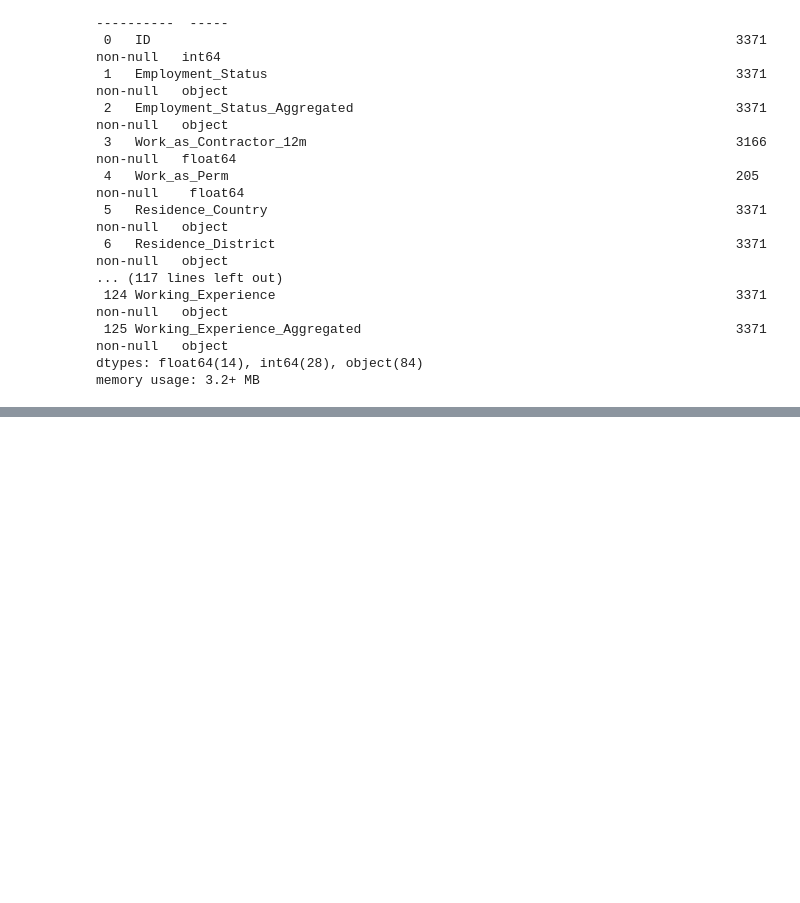
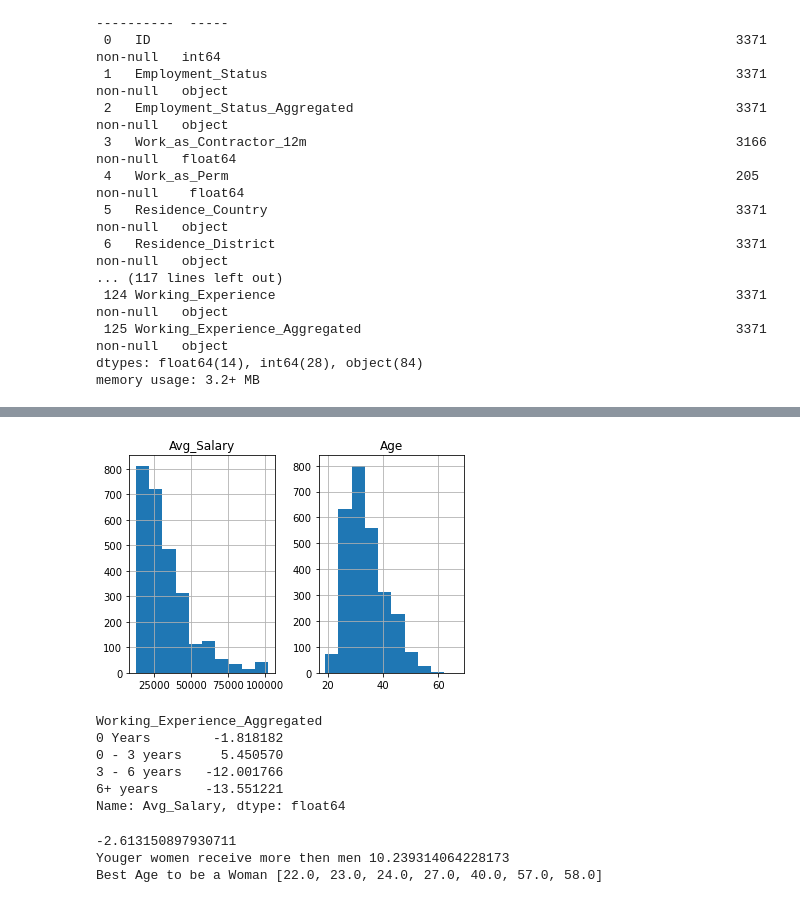
Before and after one commit to Inrx/LJ-Survey-Analysis, a Jupyter notebook: EDA.ipynb, the cells around one changed output, grey strips where cells are left out. Drawn from its saved outputs; the diff is of its cells as text; code cells hidden in the pictures; blank space fills up the shorter version.

```diff
--- a/EDA.ipynb
+++ b/EDA.ipynb
@@ -144,0 +106,34 @@ Name: Residence_Country, dtype: int64
+# %%
+male_salary.hist();
+# %% [output]
+[figure, added]
+# %%
+fAvgSalary_byExp = female_salary.groupby('Working_Experience_Aggregated')['Avg_Salary'].mean()
+fAvgSalary_byExp = fAvgSalary_byExp.reindex(index = re_index)
+
+mAvgSalary_byExp = male_salary.groupby('Working_Experience_Aggregated')['Avg_Salary'].mean()
+mAvgSalary_byExp = mAvgSalary_byExp.reindex(index = re_index)
+
+salaryGenderGap_byExp = (fAvgSalary_byExp - mAvgSalary_byExp) / mAvgSalary_byExp * 100
+
+salaryGenderGap_byExp
+# %% [output]
+Working_Experience_Aggregated
+0 Years        -1.818182
+0 - 3 years     5.450570
+3 - 6 years   -12.001766
+6+ years      -13.551221
+Name: Avg_Salary, dtype: float64
+# %%
+fAvgSalary_byAge = female_salary.groupby('Age')['Avg_Salary'].mean()
+
+mAvgSalary_byAge = male_salary.groupby('Age')['Avg_Salary'].mean()
+
+salaryGenderGap_byAge = (fAvgSalary_byAge - mAvgSalary_byAge) / mAvgSalary_byAge * 100
+
+print('Youger women receive more then men',salaryGenderGap_byAge[range(22,25)].mean())
+print('Best Age to be a Woman',salaryGenderGap_byAge[salaryGenderGap_byAge > 1].index.tolist())
+# %% [output]
+-2.613150897930711
+Youger women receive more then men 10.239314064228173
+Best Age to be a Woman [22.0, 23.0, 24.0, 27.0, 40.0, 57.0, 58.0]
```
Also changed, not shown: parts of 24 cells of this notebook.
